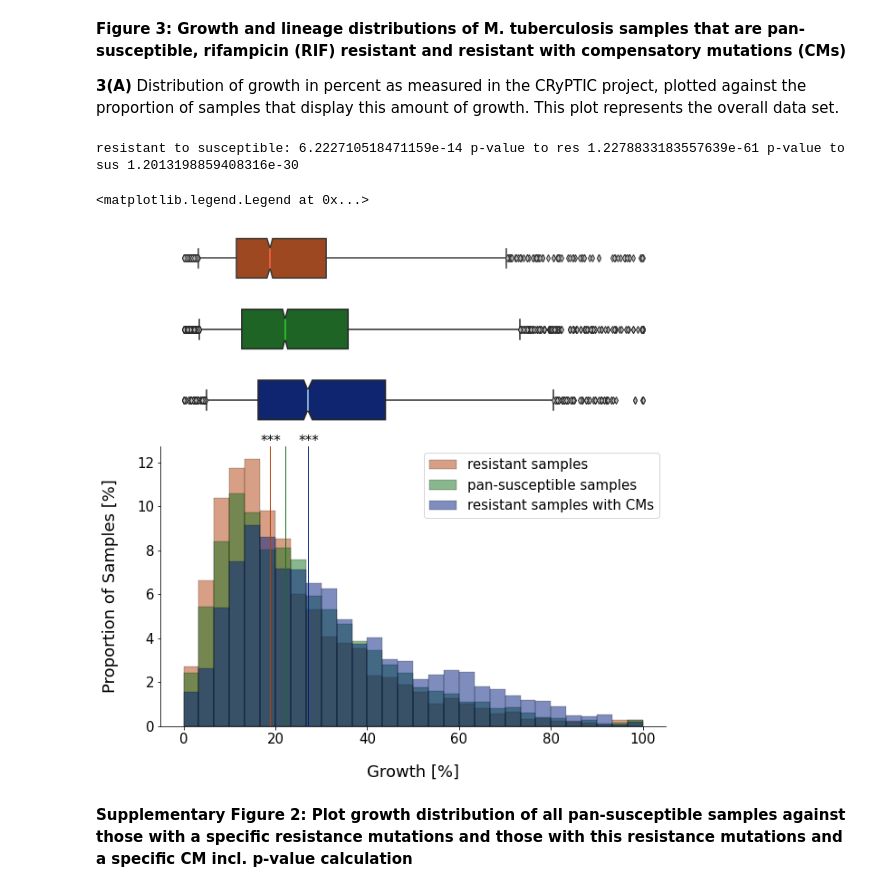
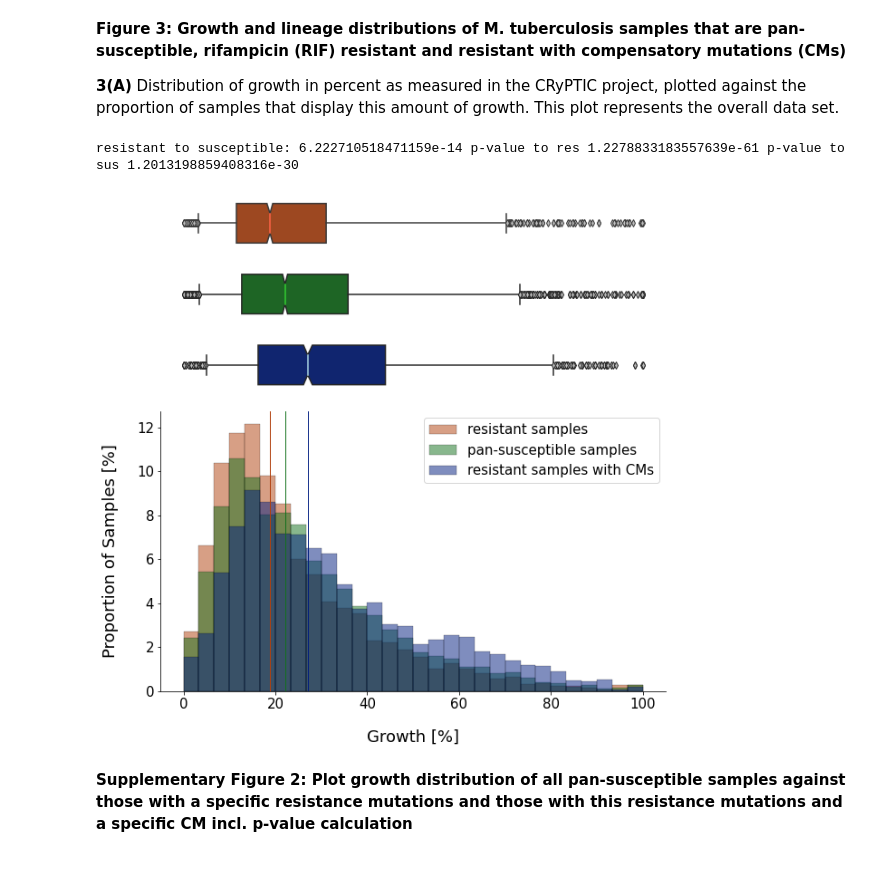
Before and after one commit to fowler-lab/tb-rnap-compensation, a Jupyter notebook: Recreate_figures_paper.ipynb, the cells around one changed output. Saved outputs shown, nothing was run; the diff lists cells and outputs as text; code cells hidden in the pictures.

```diff
--- a/Recreate_figures_paper.ipynb
+++ b/Recreate_figures_paper.ipynb
@@ -469,7 +468,7 @@ fig.set_size_inches(10, 10)
 sns.histplot(data = resistant, label="resistant samples", color = colors[1], **hist_args)
 plt.axvline(resistant.median(), color = colors[1], linewidth = 1)
 
-plt.text(x = resistant.median()-2, y = 12.8, s='***', size = 15) #TODO
+#plt.text(x = resistant.median()-2, y = 12.8, s='***', size = 15) #TODO
 
 sns.histplot(data = susceptible, label="pan-susceptible samples", color = colors[2], **hist_args)
 plt.axvline(susceptible.median(), color = colors[2], linewidth = 1)
@@ -477,37 +476,36 @@ plt.axvline(susceptible.median(), color = colors[2], linewidth = 1)
 sns.histplot(data = resistant_CM, label="resistant samples with CMs", color = colors[0], **hist_args)
 plt.axvline(resistant_CM.median(), color = colors[0], linewidth = 1)
 
-plt.text(x = resistant_CM.median()-2, y = 12.8, s='***', size = 15) #TODO
+#plt.text(x = resistant_CM.median()-2, y = 12.8, s='***', size = 15) #TODO
 
 sns.boxplot(resistant, ax = ax_box1, color = colors[1], medianprops={"color": "tomato"},
             usermedians = [res_boot[0]], conf_intervals = [res_boot[1]], **box_args)
 sns.boxplot(susceptible, ax = ax_box2, color = colors[2], medianprops={"color": "LimeGreen"},
             usermedians = [sus_boot[0]], conf_intervals = [sus_boot[1]],**box_args)
 sns.boxplot(resistant_CM, ax = ax_box3, color = colors[0], medianprops={"color": "LightBlue"},
             usermedians = [resCM_boot[0]], conf_intervals = [resCM_boot[1]],**box_args)
 
 #Despine plots
 sns.despine(top = True, right=True, left = False, bottom = False, offset = False, trim = False)
 
 axes = [ax_box1, ax_box2, ax_box3]
 for ax in axes:
     sns.despine(ax = ax, top = True, right=True, left = True, bottom = True, offset = False, trim = False)
     ax.tick_params(left=False, bottom=False)
     ax.set(yticklabels=[])
     ax.set(xlabel='')
 
 plt.xlabel("Growth [%]", size = 18, labelpad = 20)
 plt.xticks(fontsize = 15)
 plt.ylabel("Proportion of Samples [%]", size = 18, labelpad = 20)
 plt.yticks(fontsize = 15)
 plt.legend(loc = 'upper right', fontsize = 15)
 
 # for creating poster figures:
 # fig.savefig('poster_res_vs_sus_vs_CM.svg', format='svg', dpi=1200)
 # %% [output]
 resistant to susceptible: 6.222710518471159e-14 p-value to res 1.2278833183557639e-61 p-value to sus 1.2013198859408316e-30
-<matplotlib.legend.Legend at 0x...>
-[figure, old version]
+[figure, new version]
 # %% [markdown]
 **Supplementary Figure 2: Plot growth distribution of all pan-susceptible samples against those with a specific resistance mutations and those with this resistance mutations and a specific CM incl. p-value calculation**
 # %% [markdown]
```
Also changed, not shown: parts of 5 cells of this notebook.
